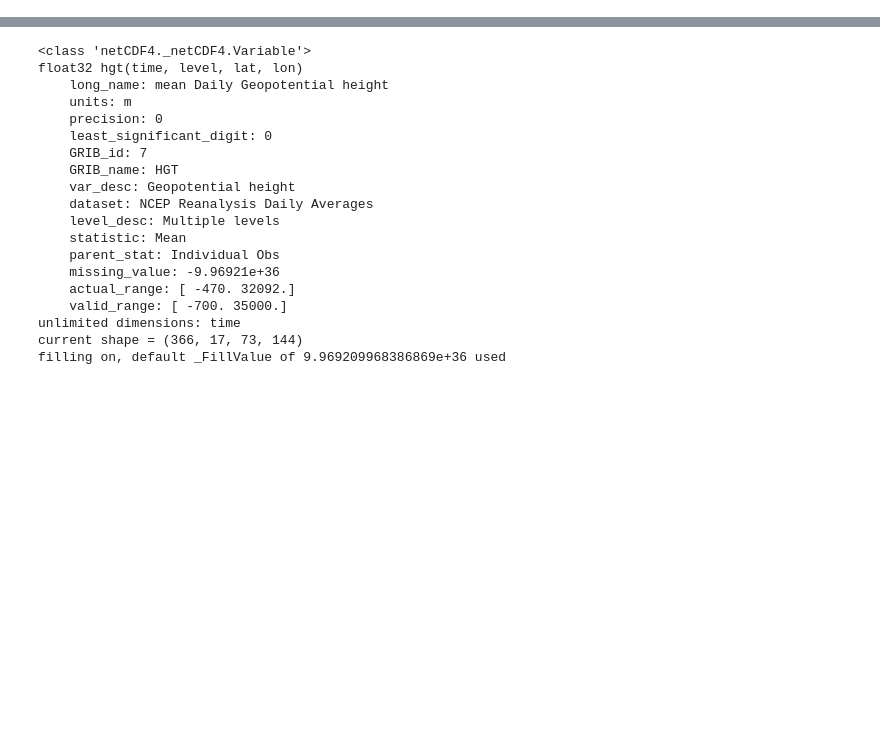
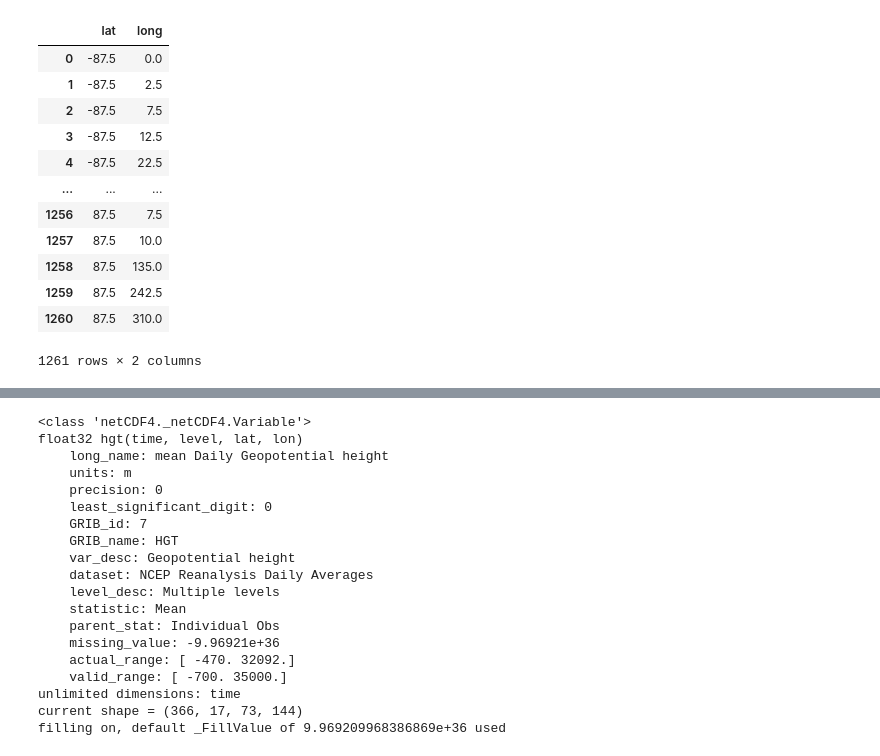
Before and after one commit to mglevitt/Replication_Project, a Jupyter notebook: notebooks/Read_Data.ipynb, the cells around one changed output, grey strips where cells are left out. Cells and saved outputs as stored; diff of their text form; code cells hidden in the pictures; blank space fills up the shorter version.

```diff
--- a/notebooks/Read_Data.ipynb
+++ b/notebooks/Read_Data.ipynb
@@ -39,0 +119,17 @@ dict_keys(['level', 'lat', 'lon', 'time', 'hgt'])
+# %%
+coord_df = pd.DataFrame(coords).rename(columns={0:'lat',1:'long'})
+coord_df
+# %% [output]
+|  | lat | long |
+| 0 | -87.5 | 0.0 |
+| 1 | -87.5 | 2.5 |
+| 2 | -87.5 | 7.5 |
+| 3 | -87.5 | 12.5 |
+| 4 | -87.5 | 22.5 |
+| ... | ... | ... |
+| 1256 | 87.5 | 7.5 |
+| 1257 | 87.5 | 10.0 |
+| 1258 | 87.5 | 135.0 |
+| 1259 | 87.5 | 242.5 |
+| 1260 | 87.5 | 310.0 |
+1261 rows × 2 columns
```
Also changed, not shown: parts of 11 cells of this notebook, 5 other files.
